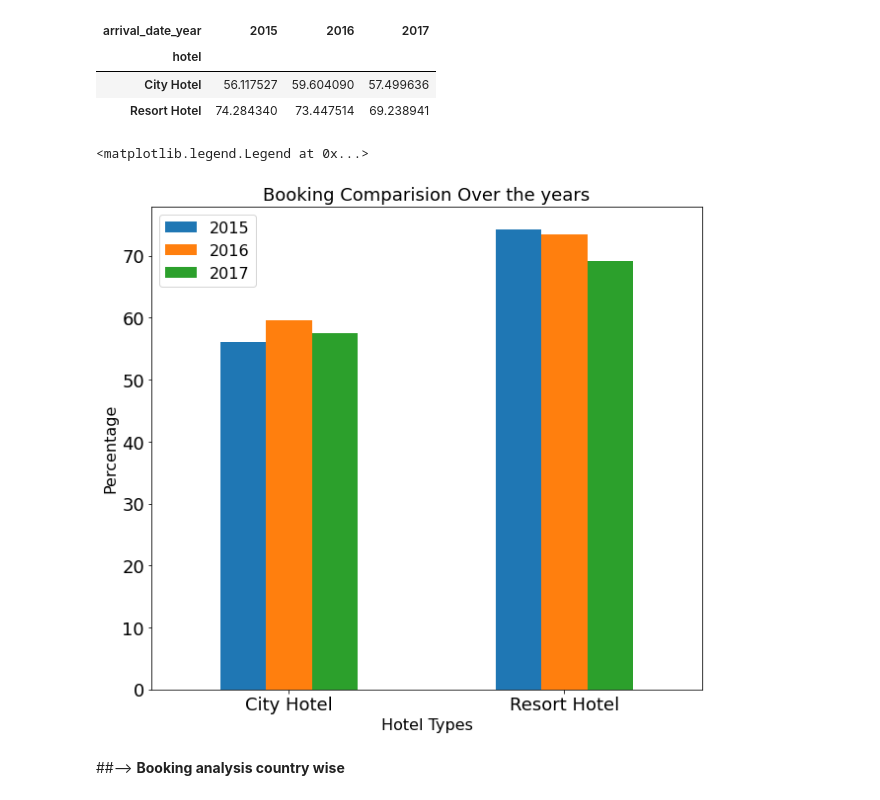
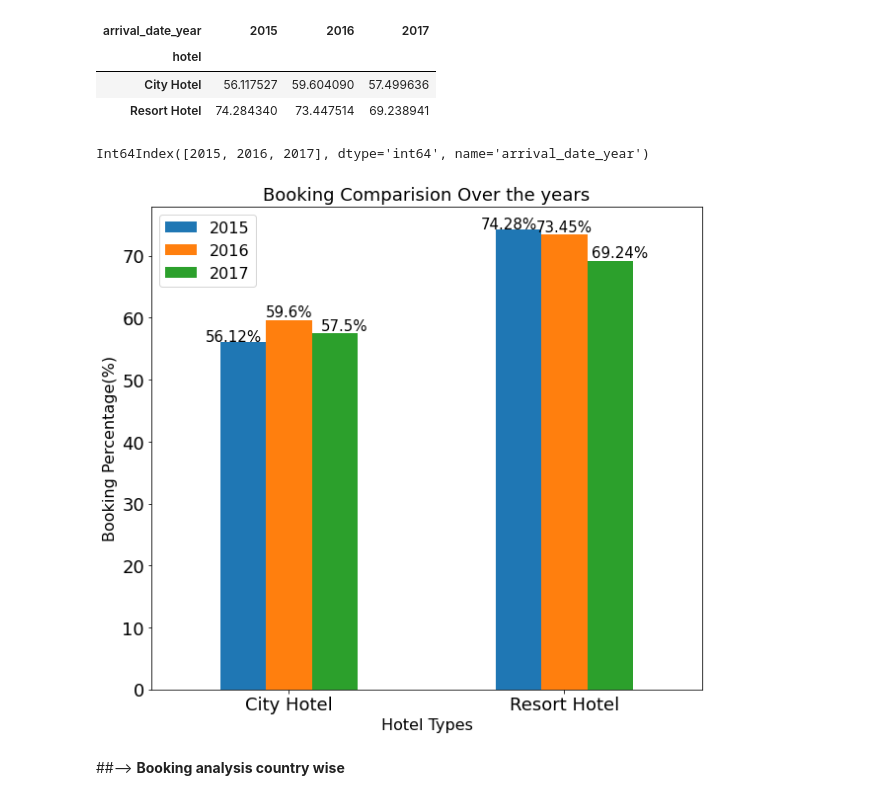
Before and after one commit to DebarajPurohit/Hotel_booking_analysis, a Jupyter notebook: Hotel_Booking_Analysis_Capstone_Project.ipynb, the cells around one changed output. Drawn from its saved outputs; the diff is of its cells as text; code cells hidden in the pictures.

```diff
--- a/Hotel_Booking_Analysis_Capstone_Project.ipynb
+++ b/Hotel_Booking_Analysis_Capstone_Project.ipynb
@@ -321,15 +321,24 @@ valid_booking_df
 | hotel |  |  |  |
 | City Hotel | 56.117527 | 59.604090 | 57.499636 |
 | Resort Hotel | 74.284340 | 73.447514 | 69.238941 |
+# %%
+valid_booking_df.columns
+# %% [output]
+Int64Index([2015, 2016, 2017], dtype='int64', name='arrival_date_year')
 # %%
 ax1=valid_booking_df.plot.bar(figsize = (10,9), fontsize = 18, rot=0)
 ax1.set_title('Booking Comparision Over the years', fontsize= 18)
 ax1.set_xlabel('Hotel Types', fontsize=16)
-ax1.set_ylabel('Percentage', fontsize=16)
+ax1.set_ylabel('Booking Percentage(%)', fontsize=16)
 ax1.legend(fontsize=16)
+for index,data in enumerate(valid_booking_df[2015]):
+  plt.text(x=index-0.20 , y =data , s= f'{round(data,2)}%' , fontdict=dict(fontsize=15), ha='center')
+for index,data in enumerate(valid_booking_df[2016]):
+  plt.text(x=index , y =data+0.5 , s= f'{round(data,2)}%' , fontdict=dict(fontsize=15), ha='center')
+for index,data in enumerate(valid_booking_df[2017]):
+  plt.text(x=index+0.20 , y =data+0.5 , s= f'{round(data,2)}%' , fontdict=dict(fontsize=15), ha='center')
 # %% [output]
-<matplotlib.legend.Legend at 0x...>
-[figure, old version]
+[figure, new version]
 # %% [markdown]
 ##--> **Booking analysis country wise**
 # %%
```
Also changed, not shown: parts of 8 cells of this notebook.
